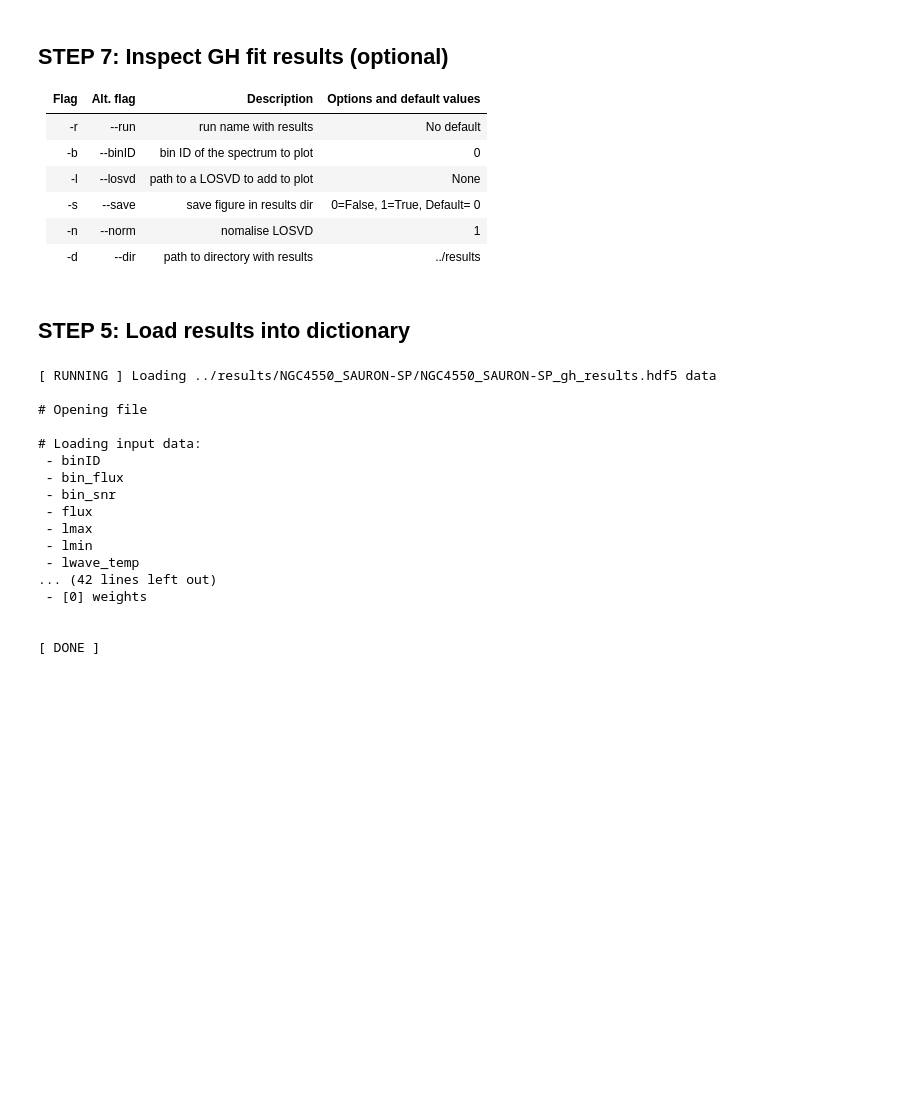
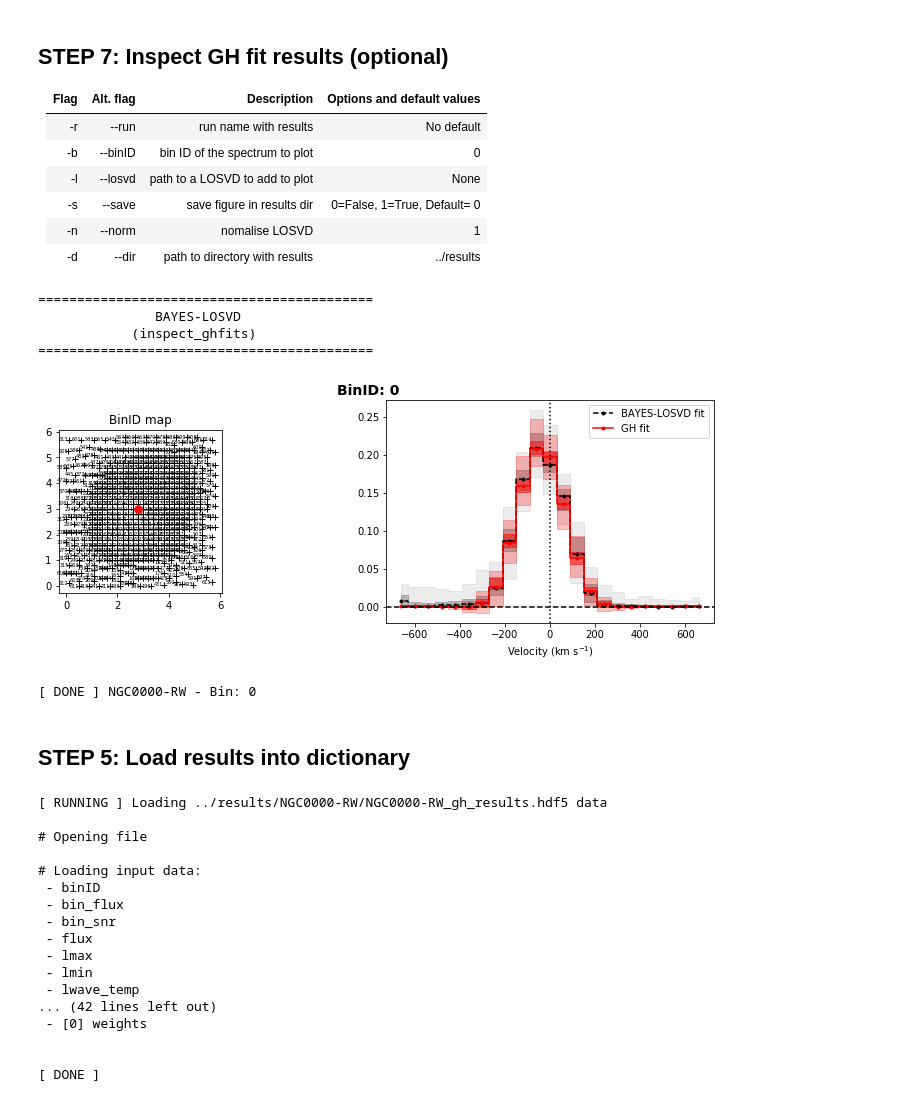
Before and after one commit to jfalconbarroso/BAYES-LOSVD, a Jupyter notebook: scripts/bayes_losvd_notebook.ipynb, the cells around one changed output. Drawn from its saved outputs; the diff is of its cells as text; code cells hidden in the pictures; blank space fills up the shorter version.

```diff
--- a/scripts/bayes_losvd_notebook.ipynb
+++ b/scripts/bayes_losvd_notebook.ipynb
@@ -137,14 +201,21 @@ run bayes_losvd_ghfit.py -r NGC4550_SAURON-SP -b 0 -v 1
 | -n   | --norm         | nomalise LOSVD                 | 1                           |
 | -d   | --dir          | path to directory with results | ../results                  |
 # %%
-run bayes_losvd_inspect_ghfit.py -r NGC4550_SAURON-SP -b 0
+run bayes_losvd_inspect_ghfit.py -r NGC0000-RW -b 0
+# %% [output]
+===========================================
+               BAYES-LOSVD
+            (inspect_ghfits)
+===========================================
+[figure, added]
+[ DONE ] NGC0000-RW - Bin: 0
 # %% [markdown]
 ## STEP 5: Load results into dictionary
 # %%
 from bayes_losvd_load_results import load_results
-tab = load_results("../results/NGC4550_SAURON-SP/NGC4550_SAURON-SP_gh_results.hdf5")
+tab = load_results("../results/NGC0000-RW/NGC0000-RW_gh_results.hdf5")
 # %% [output]
-[ RUNNING ] Loading ../results/NGC4550_SAURON-SP/NGC4550_SAURON-SP_gh_results.hdf5 data
+[ RUNNING ] Loading ../results/NGC0000-RW/NGC0000-RW_gh_results.hdf5 data
 
 # Opening file
 
```
Also changed, not shown: parts of 7 cells of this notebook, 3 other files.
